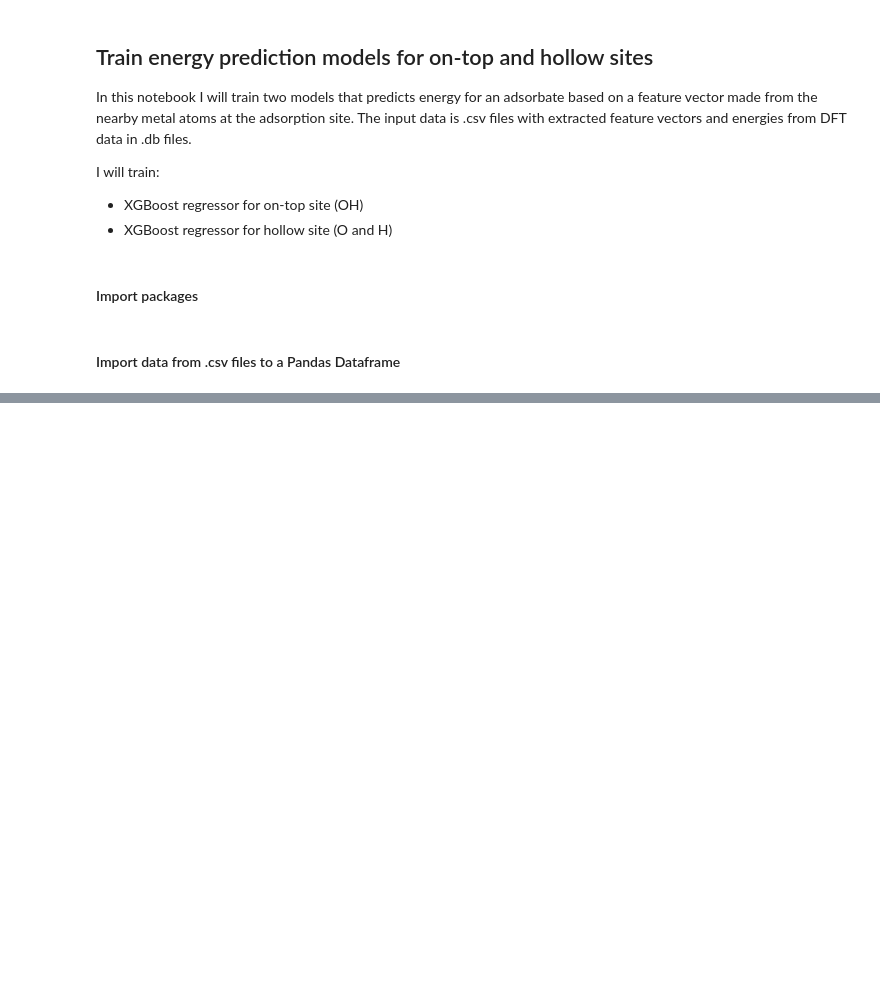
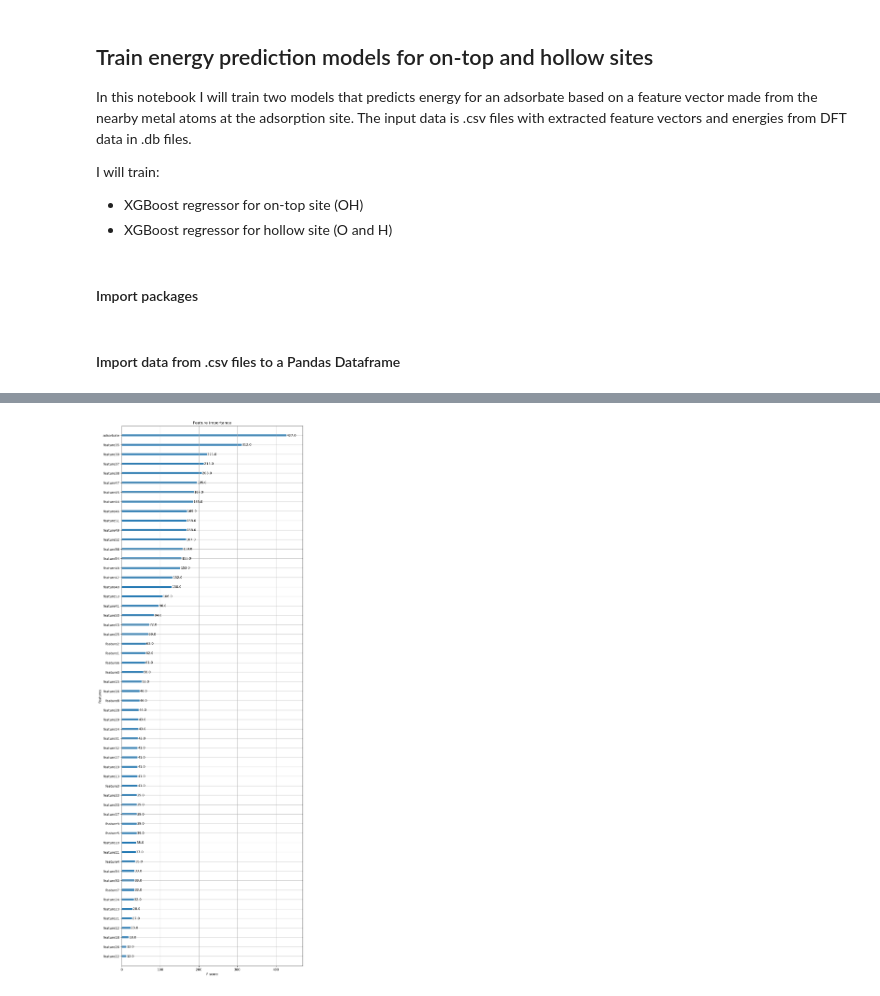
Before and after one commit to MarcusNoergaardWeng/Git_PUK, a Jupyter notebook: Notebooks/Train_Energy_Models.ipynb, the cells around one changed output, grey strips where cells are left out. Saved outputs shown, nothing was run; the diff lists cells and outputs as text; code cells hidden in the pictures; blank space fills up the shorter version.

```diff
--- a/Notebooks/Train_Energy_Models.ipynb
+++ b/Notebooks/Train_Energy_Models.ipynb
@@ -64,0 +159,6 @@ val, test = train_test_split(val_test, test_size=0.5)
+# %%
+fig, ax = plt.subplots(1, 1, figsize = (10, 30))
+plot_importance(XGBModel, ax = ax, max_num_features = 160)
+plt.show()
+# %% [output]
+[figure, added]
```
Also changed, not shown: parts of 12 cells of this notebook, 5 other files.
